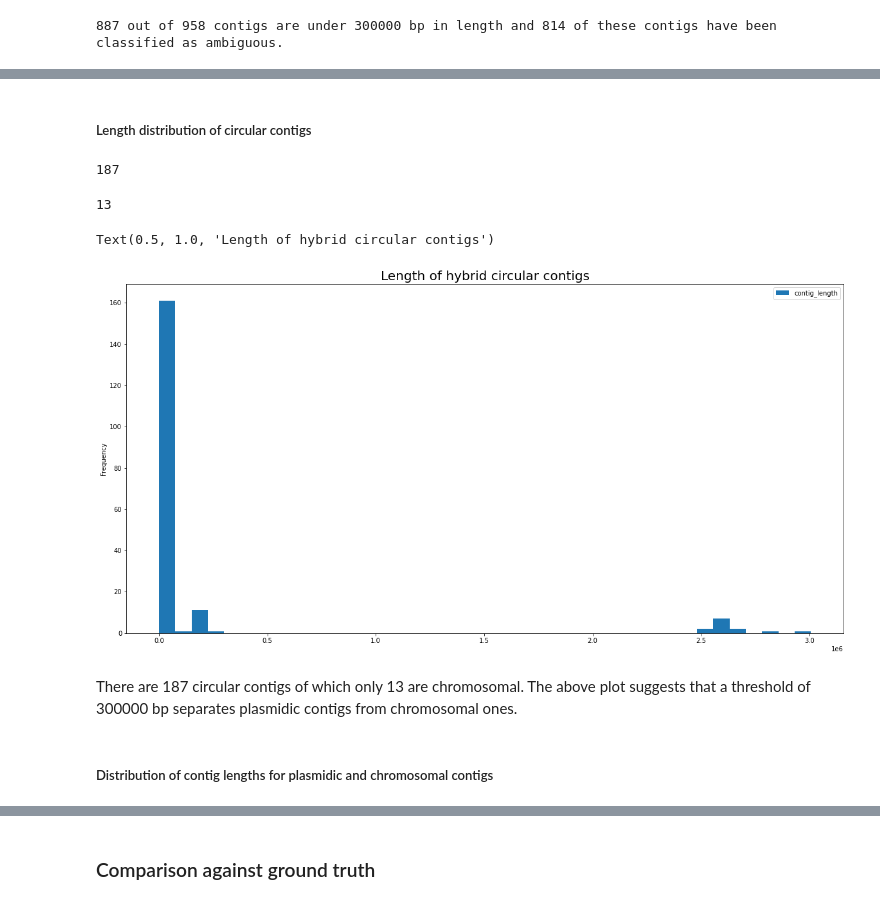
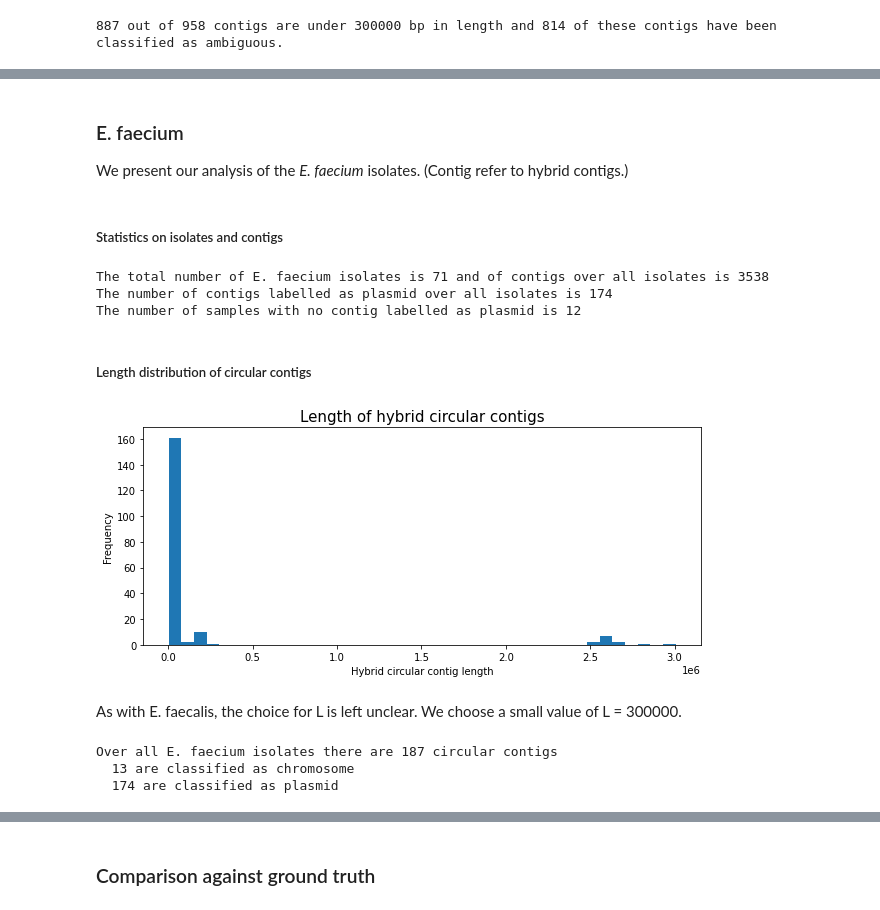
Before and after one commit to cchauve/CompMath-Day-2023, a Jupyter notebook: doc/Hybrid_contig_comparison_summary.ipynb, the cells around one changed output, grey strips where cells are left out. Cells and saved outputs as stored; diff of their text form; code cells hidden in the pictures.

```diff
--- a/doc/Hybrid_contig_comparison_summary.ipynb
+++ b/doc/Hybrid_contig_comparison_summary.ipynb
@@ -210,0 +203,6 @@ Thus, 59 isolates contain contigs that have been classified as plasmids using th
+# %% [markdown]
+### E. faecium
+
+We present our analysis of the *E. faecium* isolates. (Contig refer to hybrid contigs.)
+# %% [markdown]
+##### Statistics on isolates and contigs
@@ -211,3 +218,11 @@ Thus, 59 isolates contain contigs that have been classified as plasmids using th
+# %%
+print(f'The total number of E. faecium isolates is {EFAECIUM_NB_SAMPLES} and of contigs over all isolates is {EFAECIUM_CONTIGS_NB}')
+print(f'The number of contigs labelled as plasmid over all isolates is {EFAECIUM_NB_PLASMIDS}')
+print(f'The number of samples with no contig labelled as plasmid is {EFAECIUM_NB_SAMPLES-EFAECIUM_NB_PLASMIDS_SAMPLES}')
+# %% [output]
+The total number of E. faecium isolates is 71 and of contigs over all isolates is 3538
+The number of contigs labelled as plasmid over all isolates is 174
+The number of samples with no contig labelled as plasmid is 12
 # %% [markdown]
 ##### Length distribution of circular contigs
 # %%
@@ -215,18 +232,11 @@ CIRCULAR_CONTIGS = EFAECIUM_CONTIGS[(EFAECIUM_CONTIGS['circularity'] == 1)]
-# %%
-len(CIRCULAR_CONTIGS)
-# %% [output]
-187
-# %%
-len(CIRCULAR_CONTIGS[CIRCULAR_CONTIGS['classification'] == 'chromosome'])
-# %% [output]
-13
 # %%
-ax = CIRCULAR_CONTIGS.plot.hist(column=["contig_length"], bins=40, figsize=(20, 10))
-plt.title('Length of hybrid circular contigs', fontsize=20)
+figure5 = CIRCULAR_CONTIGS.hist(column=["contig_length"], bins=40, figsize=(10,4))
+plt.title('Length of hybrid circular contigs', fontsize=15)
+plt.xlabel('Hybrid circular contig length')
+plt.ylabel('Frequency')
+plt.grid()
+plt.show()
 # %% [output]
-Text(0.5, 1.0, 'Length of hybrid circular contigs')
-[figure, old version]
+[figure, new version]
-# %% [markdown]
-There are 187 circular contigs of which only 13 are chromosomal. The above plot suggests that a threshold of 300000 bp separates plasmidic contigs from chromosomal ones.
-# %% [markdown]
-##### Distribution of contig lengths for plasmidic and chromosomal contigs
+# %% [markdown]
+As with E. faecalis, the choice for L is left unclear. We choose a small value of L = 300000.
@@ -232,0 +245,8 @@ There are 187 circular contigs of which only 13 are chromosomal. The above plot
+# %%
+print(f'Over all E. faecium isolates there are {len(CIRCULAR_CONTIGS)} circular contigs')
+print(f'  {len(CIRCULAR_CONTIGS_CHROM)} are classified as chromosome')
+print(f'  {len(CIRCULAR_CONTIGS_PLASMIDS)} are classified as plasmid')
+# %% [output]
+Over all E. faecium isolates there are 187 circular contigs
+  13 are classified as chromosome
+  174 are classified as plasmid
```
Also changed, not shown: parts of 37 cells of this notebook.
